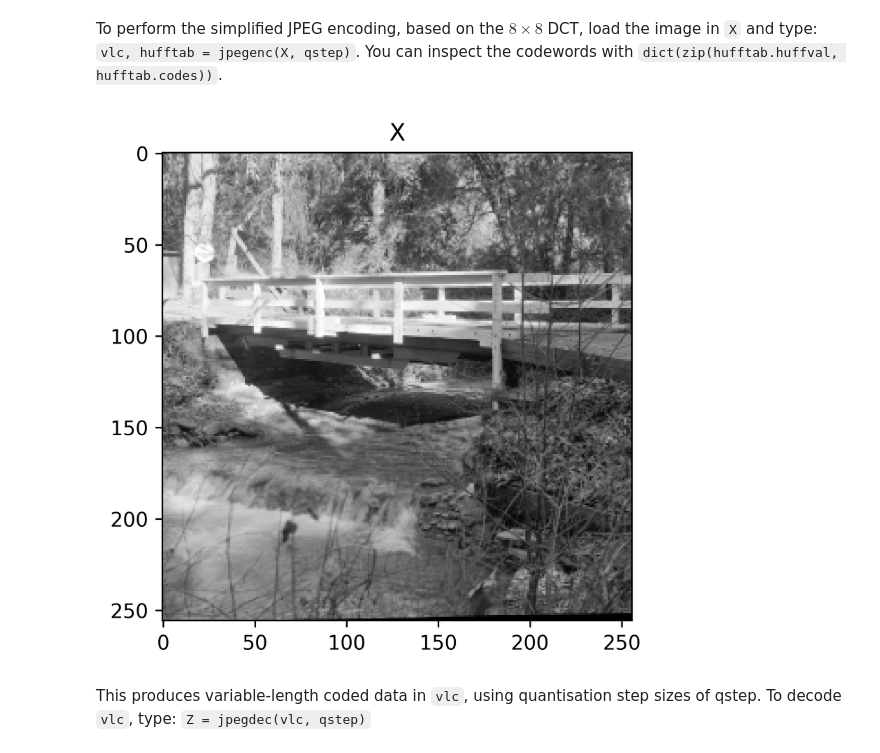
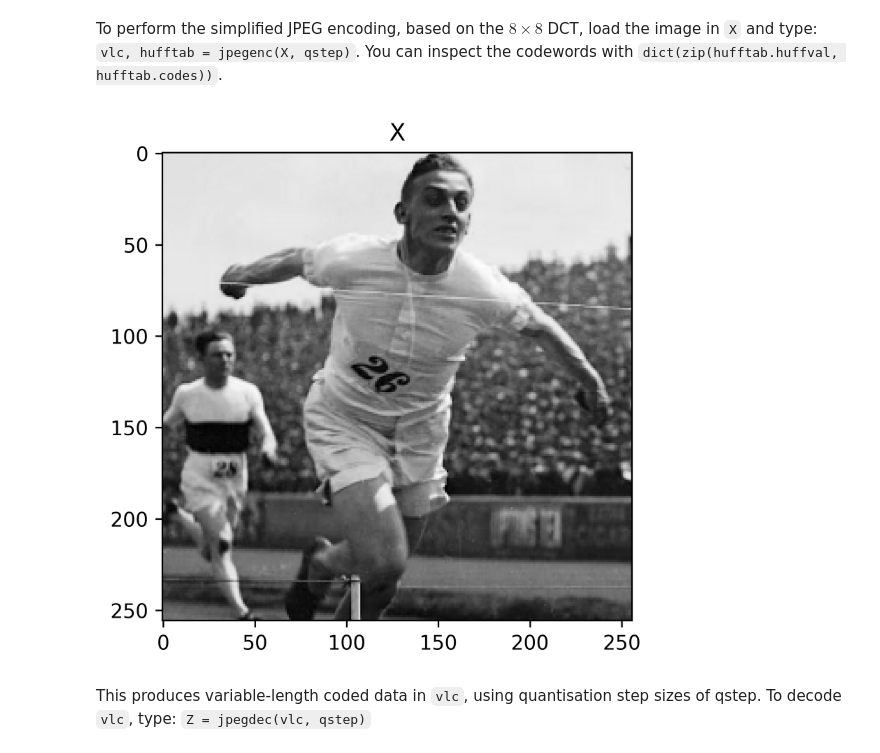
Before and after one commit to AndrewKeYanzhe/cued_sf2_lab-master, a Jupyter notebook: 12-huffman_2LayerDCT.ipynb, the cells around one changed output. Cells and saved outputs as stored; diff of their text form; code cells hidden in the pictures.

```diff
--- a/12-huffman_2LayerDCT.ipynb
+++ b/12-huffman_2LayerDCT.ipynb
@@ -131,8 +131,8 @@ qstep = 46.5
 
 X, _ = load_mat_img(img='lighthouse.mat', img_info='X', cmap_info={'map', 'map2'})
 X, _ = load_mat_img(img='bridge.mat', img_info='X', cmap_info={'map'})
-# X, _ = load_mat_img(img='flamingo.mat', img_info='X')
-# X, _ = load_mat_img(img='SF2_competition_image_2024.mat', img_info='X')
+X, _ = load_mat_img(img='flamingo.mat', img_info='X')
+X, _ = load_mat_img(img='SF2_competition_image_2024.mat', img_info='X')
 
 
 X = X - 128.0 #this is needed, otherwise random white dots will appear in lbt
@@ -179,34 +179,34 @@ if using_moon:
     X = X - 128.0
 
 
 
 
 # TODO ASK IF MAP MATTERS
 
 
 
 
 
 fig, ax = plt.subplots(figsize=(4,4))  # Adjust the figure size as needed
 
 
 # Plot the block matrix
 
 if using_moon:
     im_obj = ax.imshow(X, aspect='auto', cmap='gray', vmin=-128, vmax=128)
 else:
     im_obj = ax.imshow(X, aspect='auto', cmap='gray')
 ax.set_title(f"X")
 # cbar = plt.colorbar(im_obj, ax=ax)
 
 
 plt.tight_layout()  # Adjust the layout
 plt.show()
 
 
 # target is 40960 bits
 # %% [output]
-[figure, old version]
+[figure, new version]
 # %% [markdown]
 This produces variable-length coded data in `vlc`, using quantisation step sizes of qstep.  To decode `vlc`, type:  `Z = jpegdec(vlc, qstep)`
 # %%
```
Also changed, not shown: parts of 3 cells of this notebook, 1 other file.
